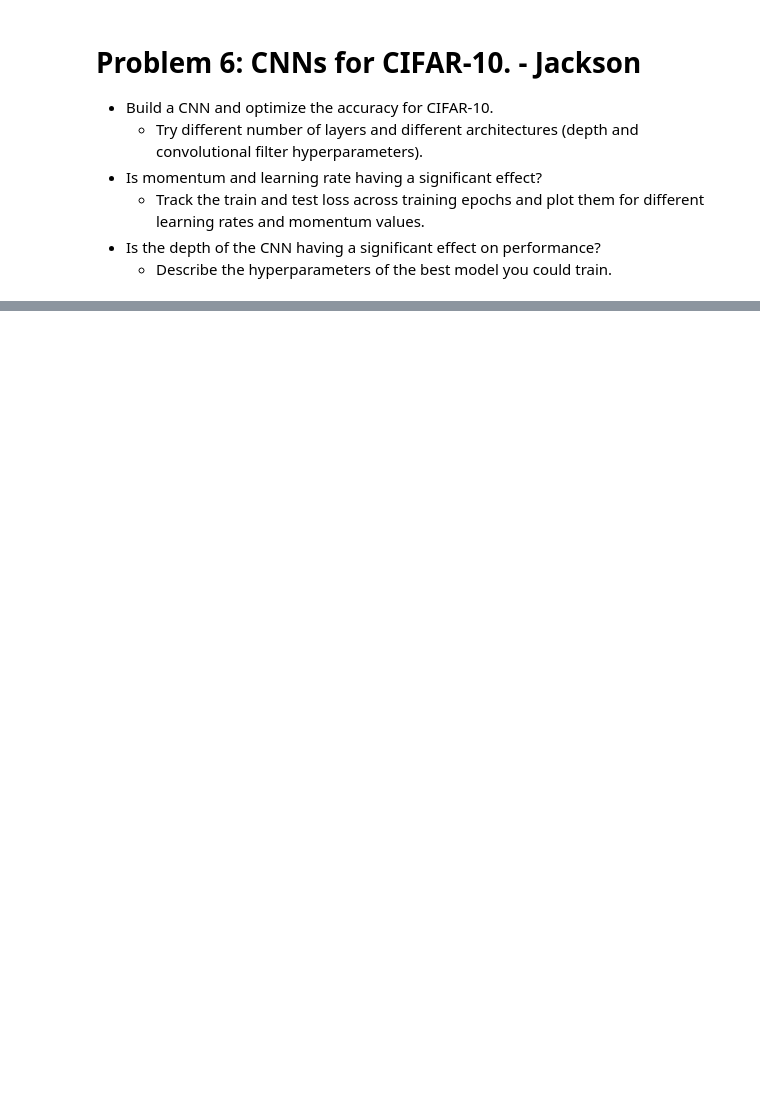
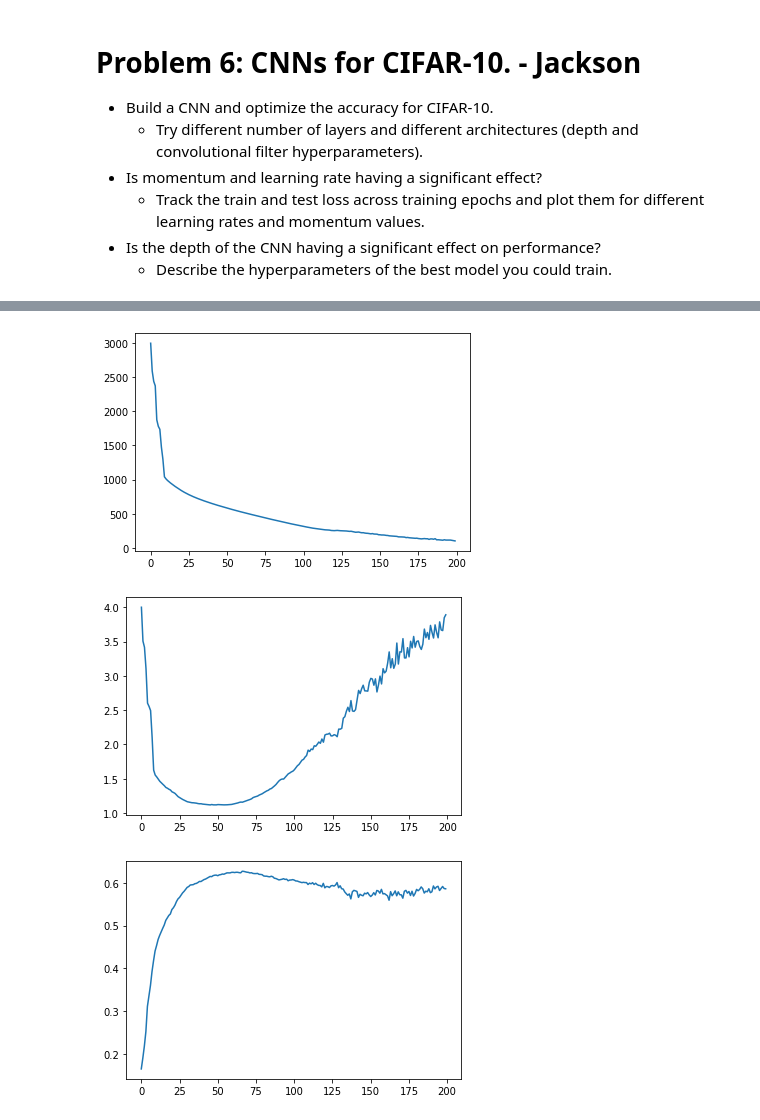
Before and after one commit to JacksonPaull/ee_460j_dslab, a Jupyter notebook: 04_lab/code.ipynb, the cells around one changed output, grey strips where cells are left out. Cells and saved outputs as stored; diff of their text form; code cells hidden in the pictures; blank space fills up the shorter version.

```diff
--- a/04_lab/code.ipynb
+++ b/04_lab/code.ipynb
@@ -282,0 +332,5 @@ tensor([[0., 0., 0.,  ..., 0., 0., 0.],
+# %%
+train_dl = DataLoader(TensorDataset(x_train, y_train), batch_size= 64)
+test_dl = DataLoader(TensorDataset(x_test, y_test), batch_size = 64)
+train_dl = WrappedDataLoader(train_dl, preprocess)
+test_dl = WrappedDataLoader(test_dl, preprocess)
@@ -282,0 +351,2 @@ tensor([[0., 0., 0.,  ..., 0., 0., 0.],
+# %%
+fit(15, model, cross_entropy, opt, train_dl, test_dl)
@@ -292,0 +412,5 @@ tensor([[0., 0., 0.,  ..., 0., 0., 0.],
+# %%
+train_dl = DataLoader(TensorDataset(x_train, y_train), batch_size= 64)
+test_dl = DataLoader(TensorDataset(x_test, y_test), batch_size = 64)
+train_dl = WrappedDataLoader(train_dl, preprocess_cifar)
+test_dl = WrappedDataLoader(test_dl, preprocess_cifar)
@@ -292,0 +450,22 @@ tensor([[0., 0., 0.,  ..., 0., 0., 0.],
+# %%
+cifar_model = nn.Sequential(
+    nn.Conv2d(3, 32, kernel_size=3, stride=2, padding=1),
+    nn.ReLU(),
+    nn.Conv2d(32, 32, kernel_size=3, stride=2, padding=1),
+    nn.ReLU(),
+    nn.MaxPool2d(3, stride=1),
+    nn.Conv2d(32, 64, kernel_size=3, stride=2, padding=1),
+    nn.ReLU(),
+    nn.Conv2d(64, 64, kernel_size=3, stride=2, padding=1),
+    nn.ReLU(),
+    nn.AvgPool2d(2, stride=2),
+    nn.Conv2d(64, 128, kernel_size=3, stride=2, padding=1),
+    nn.ReLU(),
+    nn.Conv2d(128, 128, kernel_size=3, stride=2, padding=1),
+    nn.ReLU(),
+    nn.AdaptiveAvgPool2d(1),
+    Lambda(lambda x: x.view(x.size(0), -1))
+)
+
+c_opt = optim.SGD(cifar_model.parameters(), lr=0.0005, momentum=0.75)
+data = fit(200, cifar_model, cross_entropy, c_opt, train_dl, test_dl)
@@ -292,0 +490,12 @@ tensor([[0., 0., 0.,  ..., 0., 0., 0.],
+# %%
+# 50 Epochs of training provide best fit for this architecture
+plt.plot([x['epoch'] for x in data], [x['train_loss'] for x in data])
+plt.show()
+plt.plot([x['epoch'] for x in data], [x['test_loss'] for x in data])
+plt.show()
+plt.plot([x['epoch'] for x in data], [x['test_acc'] for x in data])
+plt.show()
+# %% [output]
+[figure, added]
+[figure, added]
+[figure, added]
```
Also changed, not shown: parts of 25 cells of this notebook.
